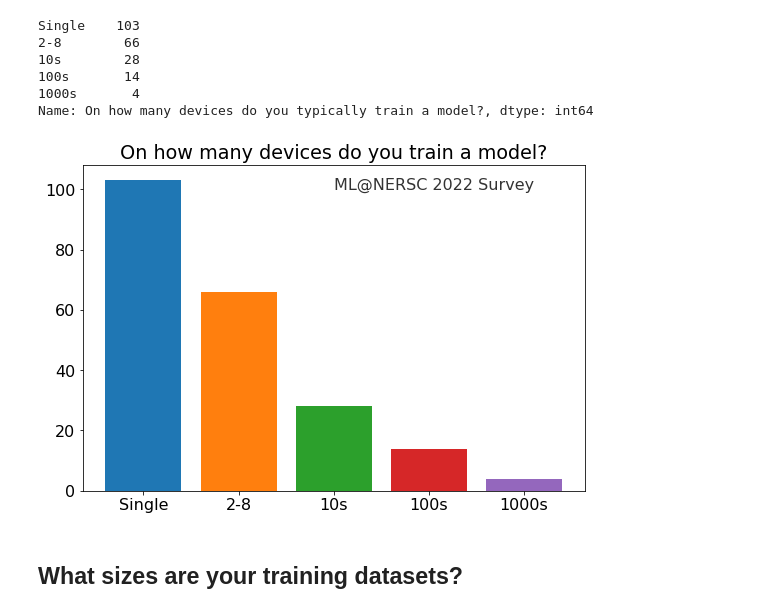
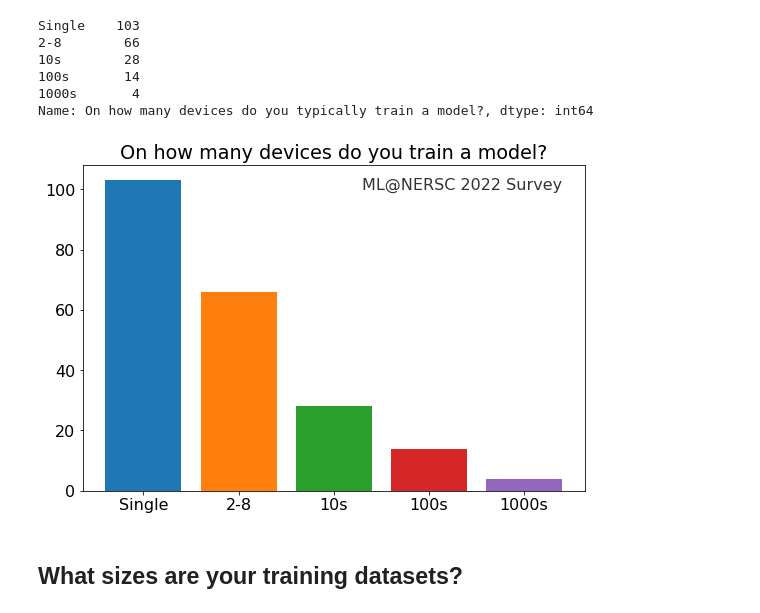
Before and after one commit to sparticlesteve/nersc-ml-survey, a Jupyter notebook: survey_analysis.ipynb, the cells around one changed output. Saved outputs shown, nothing was run; the diff lists cells and outputs as text; code cells hidden in the pictures.

Commit message:
update plots

```diff
--- a/survey_analysis.ipynb
+++ b/survey_analysis.ipynb
@@ -419,12 +433,12 @@ Name: On how many devices do you typically train a model?, dtype: int64
 # %%
 # Make the plot
 fig, ax = plt.subplots()
 
 ax.bar(trainscale_counts.index, trainscale_counts, color=colors)
 ax.set_title('On how many devices do you train a model?')
-ax.text(2, 100, 'ML@NERSC 2022 Survey', alpha=0.8);
+ax.text(2.3, 100, 'ML@NERSC 2022 Survey', alpha=0.8);
 # %% [output]
-[figure, old version]
+[figure, new version]
 # %% [markdown]
 ## What sizes are your training datasets?
 # %%
```
Also changed, not shown: parts of 3 cells of this notebook.
